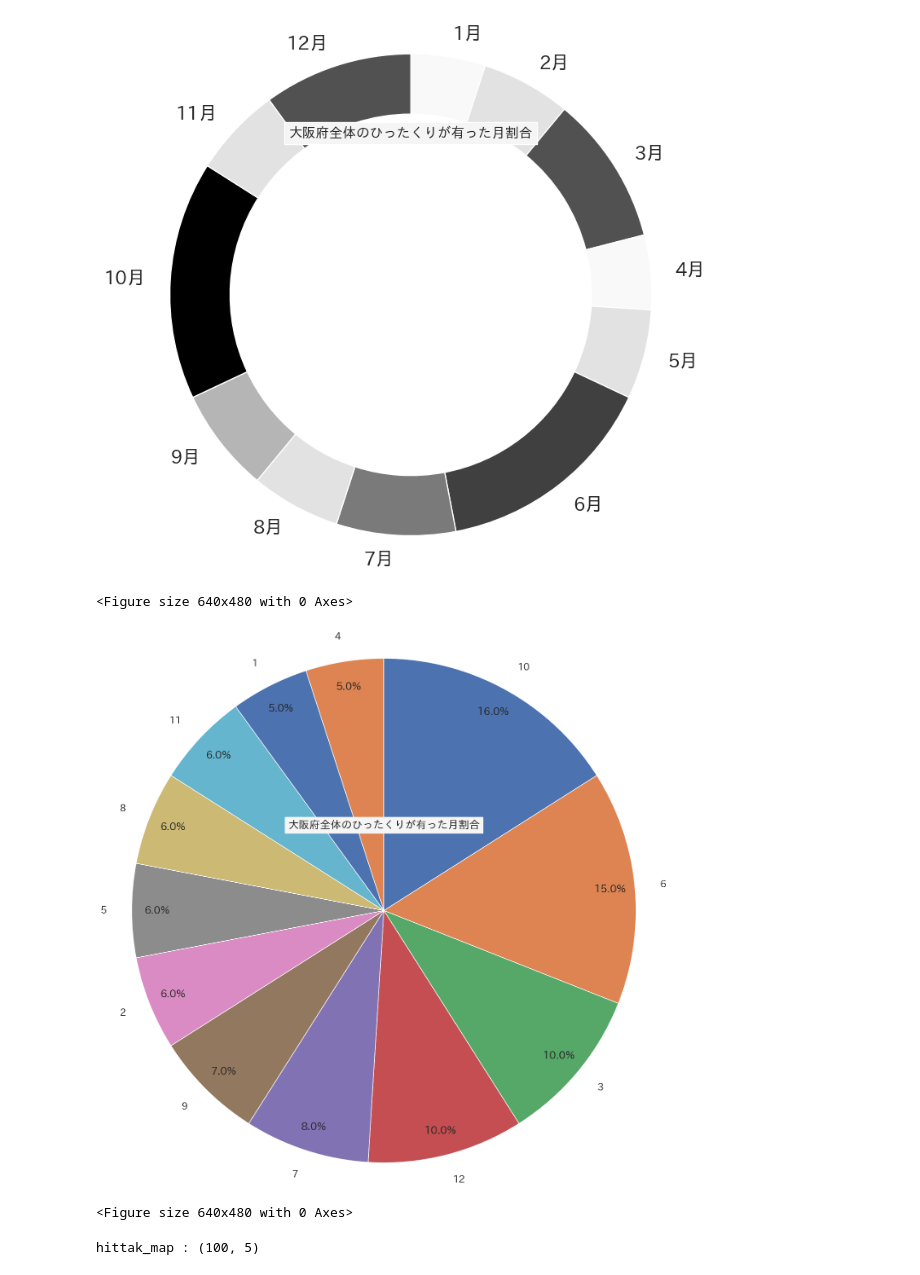
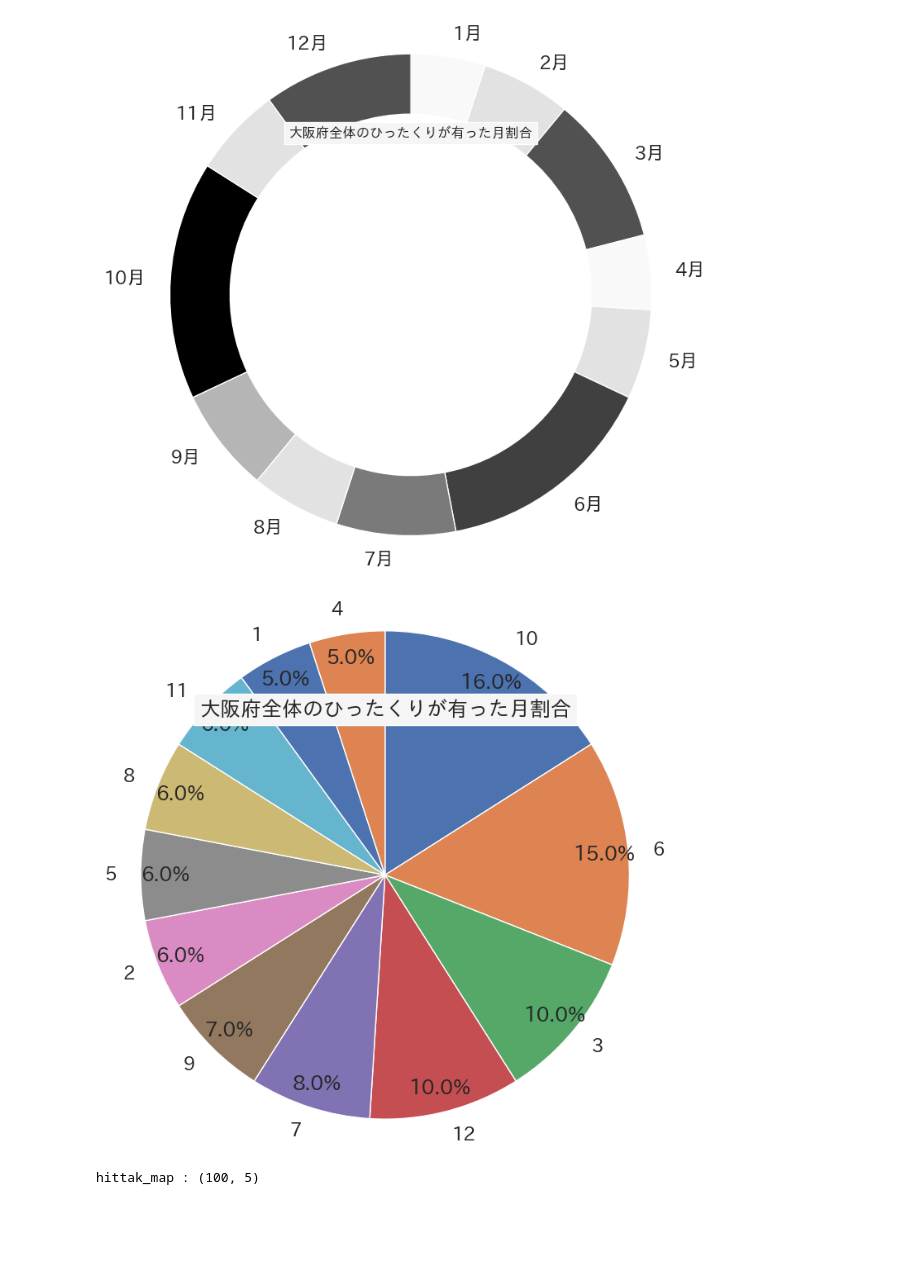
Before and after one commit to TechNursing/Osaka_hittakuri_data_analyst, a Jupyter notebook: NoteBooks/MonthAnalysis.ipynb, the cells around one changed output. Cells and saved outputs as stored; diff of their text form; code cells hidden in the pictures; blank space fills up the shorter version.

Commit message:
feat hittakuri data visualization (any plots)

```diff
--- a/NoteBooks/MonthAnalysis.ipynb
+++ b/NoteBooks/MonthAnalysis.ipynb
@@ -74,25 +73,17 @@ plt.title("大阪府全体のひったくりが有った月割合", fontsize=12,
 plt.show()
 # %% [output]
 [figure]
-# %%
-results_path = '../Plots/month_pieplot.png'
-plt.savefig(results_path, bbox_inches='tight')
-# %% [output]
-<Figure size 640x480 with 0 Axes>
 # %%
 hittak_map['発生年月日（始期）'] = hittak_map['発生年月日（始期）'].astype(str)
 hittak_map['発生年月日（始期）'].value_counts().plot.pie(counterclock = False, autopct = '%1.1f%%',
-                                                pctdistance=.9, startangle = 90, radius=4)
+                                                pctdistance=.9, startangle = 90, radius=2)
 plt.title("大阪府全体のひったくりが有った月割合", bbox={'facecolor':'whitesmoke', 'pad':5})
 # plt.tight_layout()
+results_path = '../Plots/month_percent_pieplot.png'
+plt.savefig(results_path, bbox_inches='tight')
 plt.show()
 # %% [output]
-[figure, old version]
+[figure, new version]
-# %%
-results_path = '../Plots/month_percent_pieplot.png'
-plt.savefig(results_path, bbox_inches='tight')
-# %% [output]
-<Figure size 640x480 with 0 Axes>
 # %%
 # ヒートマップで表すために、カテゴリ型を数値型にget_dymmyで変換する
 month_place = pd.get_dummies(hittak_map, columns=['市区町村（発生地）', '発生年月日（始期）'], prefix_sep='/')
```
Also changed, not shown: parts of 3 cells of this notebook, 6 other files.
